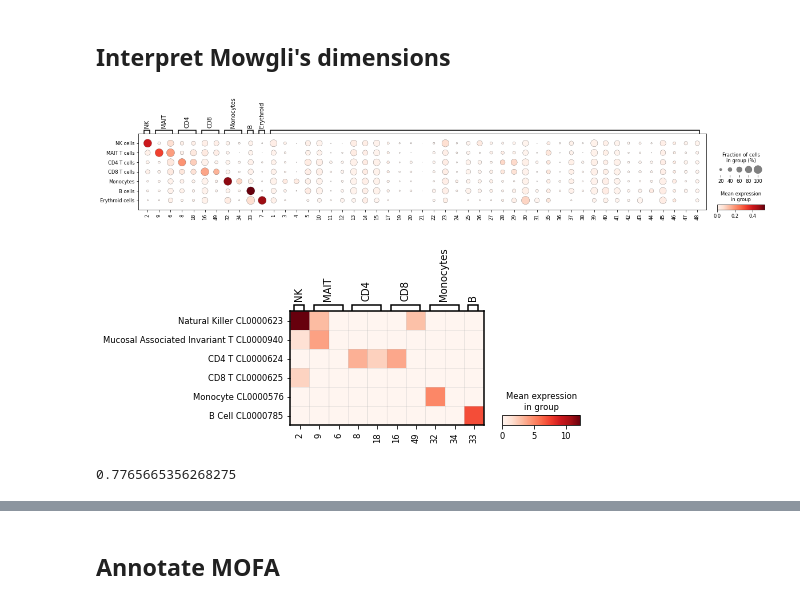
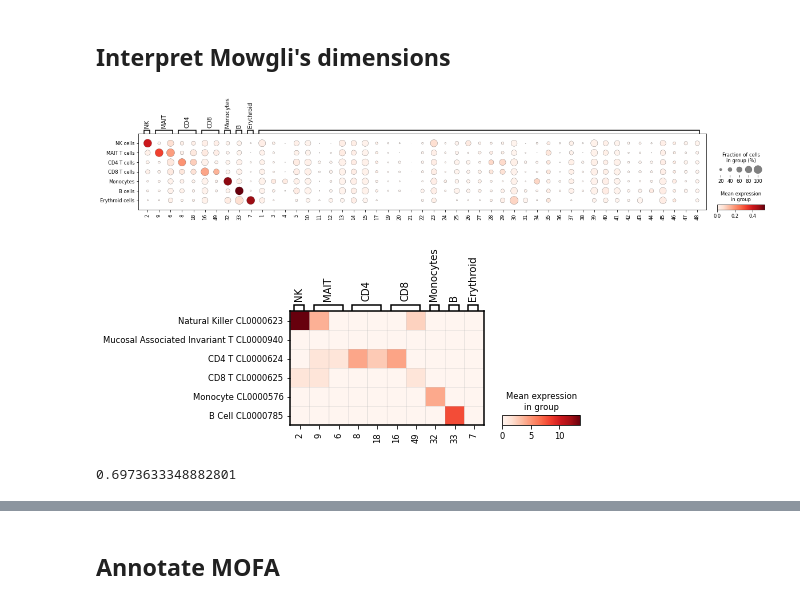
Before and after one commit to cantinilab/mowgli_reproducibility, a Jupyter notebook: visualize/visualize_part2.ipynb, the cells around one changed output, grey strips where cells are left out. Drawn from its saved outputs; the diff is of its cells as text; code cells hidden in the pictures.

```diff
--- a/visualize/visualize_part2.ipynb
+++ b/visualize/visualize_part2.ipynb
@@ -132,10 +147,10 @@ varnames = {
     "MAIT": ["9", "6"],
     "CD4": ["8", "18"],
     "CD8": ["16", "49"],
-    "Monocytes": ["32", "34"],
+    "Monocytes": ["32"],
     "B": ["33"],
     "Erythroid": ["7"],
-    " ": ["1", "3", "4", "5", "10", "11", "12", "13", "14", "15", "17", "19", "20", "21", "22", "23", "24", "25", "26", "27", "28", "29", "30", "31", "35", "36", "37", "38", "39", "40", "41", "42", "43", "44", "45", "46", "47", "48"],
+    " ": ["1", "3", "4", "5", "10", "11", "12", "13", "14", "15", "17", "19", "20", "21", "22", "23", "24", "25", "26", "27", "28", "29", "30", "31", "34", "35", "36", "37", "38", "39", "40", "41", "42", "43", "44", "45", "46", "47", "48"],
 }
 sc.pl.dotplot(
     mowgli_embedding,
@@ -153,7 +168,7 @@ sc.pl.dotplot(
     expression_cutoff=1e-4,
 )
 # %% [output]
-[figure, old version]
+[figure, new version]
 # %%
 celltypes = [
     "Natural Killer CL0000623",
@@ -176,28 +193,34 @@ mowgli_pvals.obs["celltype"] = pd.Categorical(mowgli_pvals.obs_names)
 # %%
 varnames = {
     "NK": ["2"],
     "MAIT": ["9", "6"],
     "CD4": ["8", "18"],
     "CD8": ["16", "49"],
-    "Monocytes": ["32", "34"],
+    "Monocytes": ["32"],
     "B": ["33"],
-    # "Erythroid": ["7"],
+    "Erythroid": ["7"],
     # " ": ["1", "3", "4", "5", "10", "11", "12", "13", "14", "15", "17", "19", "20", "21", "22", "23", "24", "25", "26", "27", "28", "29", "30", "31", "35", "36", "37", "38", "39", "40", "41", "42", "43", "44", "45", "46", "47", "48"],
 }
-sc.pl.matrixplot(mowgli_pvals, varnames, groupby="celltype", categories_order=[
-    "Natural Killer CL0000623",
-    "Mucosal Associated Invariant T CL0000940",
-    "CD4 T CL0000624",
-    "CD8 T CL0000625",
-    "Monocyte CL0000576",
-    "B Cell CL0000785",
-], cmap="Reds")
+sc.pl.matrixplot(
+    mowgli_pvals,
+    varnames,
+    groupby="celltype",
+    categories_order=[
+        "Natural Killer CL0000623",
+        "Mucosal Associated Invariant T CL0000940",
+        "CD4 T CL0000624",
+        "CD8 T CL0000625",
+        "Monocyte CL0000576",
+        "B Cell CL0000785",
+    ],
+    cmap="Reds",
+)
 # %% [output]
-[figure, old version]
+[figure, new version]
 # %%
 # Pearson correlation.
 
-idx = [2, 9, 6, 8, 18, 16, 49, 32, 34, 33, 7]
+idx = [2, 9, 6, 8, 18, 16, 49, 32, 33, 7]
 
 pval_matrix = mowgli_pvals[
     [
@@ -224,4 +247,4 @@ mean_dim_matrix = np.vstack(
 
 pearsonr(pval_matrix.ravel(), mean_dim_matrix.ravel())[0]
 # %% [output]
-0.7765665356268275
+0.6973633348882801
```
Also changed, not shown: parts of 6 cells of this notebook, 6 other files.
